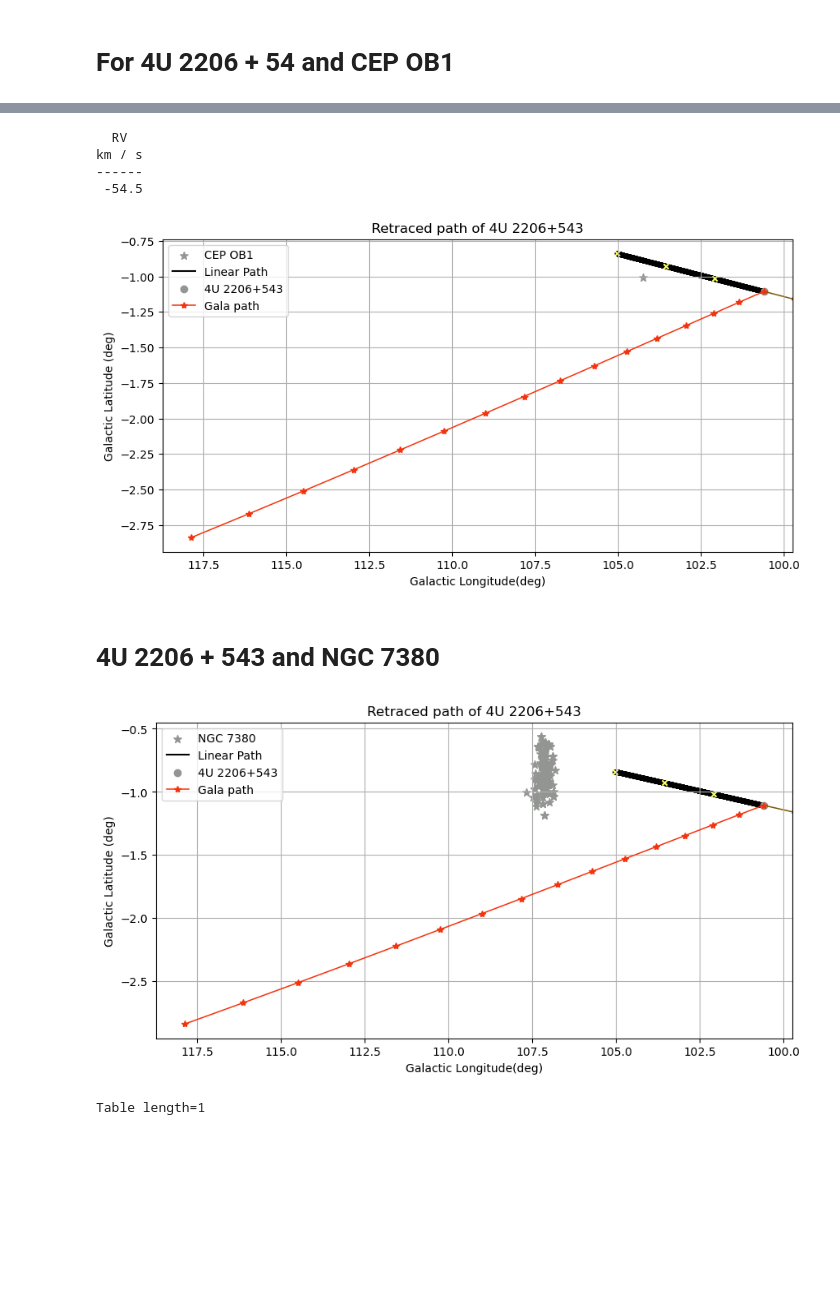
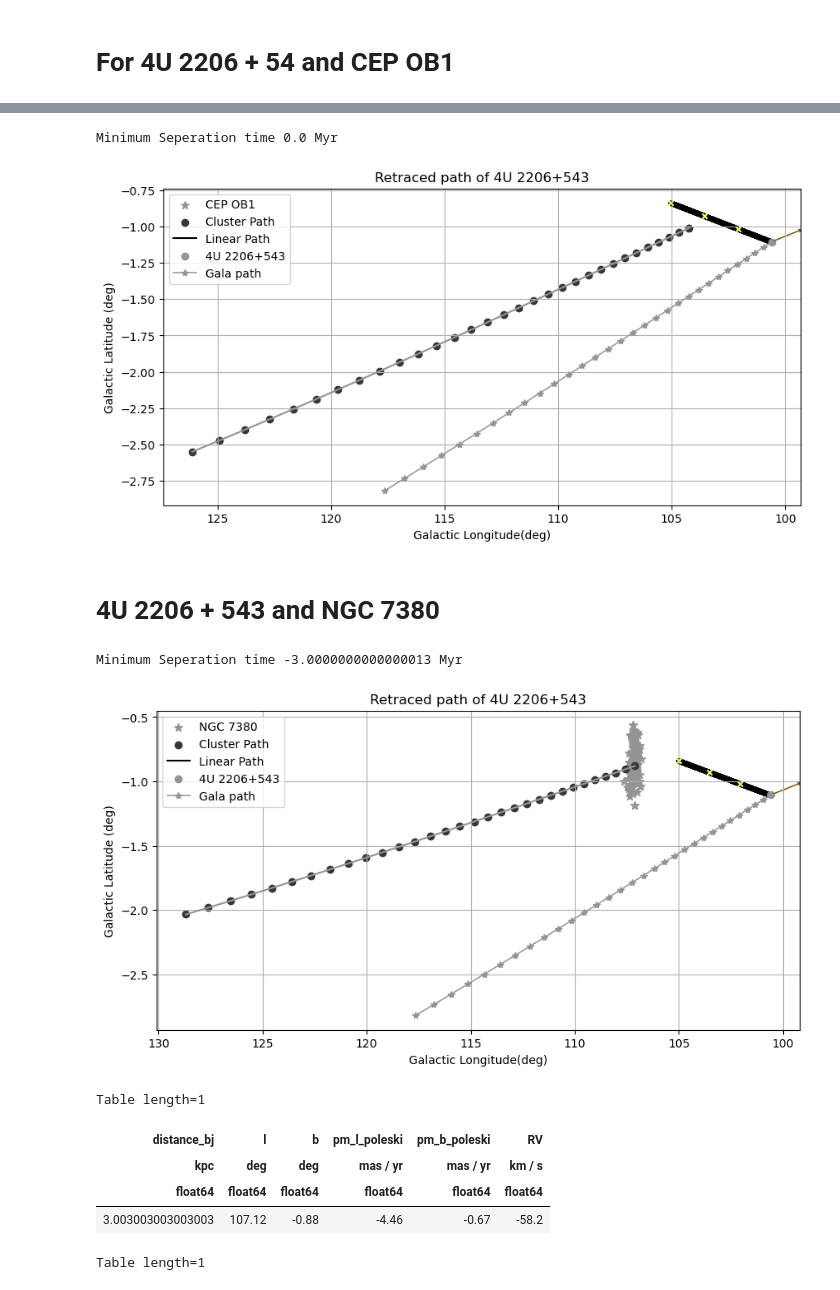
Before and after one commit to MantisShrimp2/Thesis-HMXB, a Jupyter notebook: Code/HMXB_TraceBack.ipynb, the cells around one changed output, grey strips where cells are left out. Saved outputs shown, nothing was run; the diff lists cells and outputs as text; code cells hidden in the pictures; blank space fills up the shorter version.

```diff
--- a/Code/HMXB_TraceBack.ipynb
+++ b/Code/HMXB_TraceBack.ipynb
@@ -19,6 +19,7 @@ from astropy.io.votable import parse
 from Galactic_traceback import GalacticTraceback
 # %%
 today = datetime.now().strftime("%Y%m%d")
+int_time = -3.0 #integration time
 # %% [markdown]
 # Colors
 # %%
@@ -286,23 +361,29 @@ cepob1['b'] = cep_gal.b
 # %%
 FU220654 = HMXB_trace[HMXB_trace['Name'] == '4U 2206+543']
-print(FU220654['RV'])
-GalacticTraceback(FU220654).plot_with_cluster(clustername='CEP OB1',clustertable=cepob1, savefig=True)
+FU220654['RV'] = -62.7
+GalacticTraceback(FU220654,int_time=int_time).plot_with_cluster(clustername='CEP OB1',cluster_params=cep_ob1_params, clustertable=cepob1, savefig=True)
 
 Simbad.add_votable_fields('plx_value')
 cepob1 = Simbad.query_object('Cep Ob1')
 # %% [output]
-  RV
-km / s
-------
- -54.5
+Minimum Seperation time 0.0 Myr
-[figure, old version]
+[figure, new version]
 # %% [markdown]
 # 4U 2206 + 543 and NGC 7380
 # %%
 Ngc7380 = make_sky_simple(ascii.read(csv_files+'Ngc7380.ecsv',format='ecsv'))
-GalacticTraceback(FU220654).plot_with_cluster("NGC 7380",clustertable=Ngc7380,savefig=True)
+ngc7380_params = Table([[1/0.333]*u.kpc, [107.12]*u.deg,[-0.88]*u.deg, [-4.46]*u.mas/u.yr,[-0.67]*u.mas/u.yr,[-58.2]*u.km/u.s],
+                       names=["distance_bj", "l", "b", "pm_l_poleski", "pm_b_poleski", "RV"])
+GalacticTraceback(FU220654,int_time).plot_with_cluster("NGC 7380",cluster_params=ngc7380_params,clustertable=Ngc7380,savefig=True)
+ngc7380_params
 # %% [output]
+Minimum Seperation time -3.0000000000000013 Myr
-[figure, old version]
+[figure, new version]
+Table length=1
+| distance_bj | l | b | pm_l_poleski | pm_b_poleski | RV |
+| kpc | deg | deg | mas / yr | mas / yr | km / s |
+| float64 | float64 | float64 | float64 | float64 | float64 |
+| 3.003003003003003 | 107.12 | -0.88 | -4.46 | -0.67 | -58.2 |
 # %%
 cepob1
 # %% [output]
```
Also changed, not shown: parts of 29 cells of this notebook.
